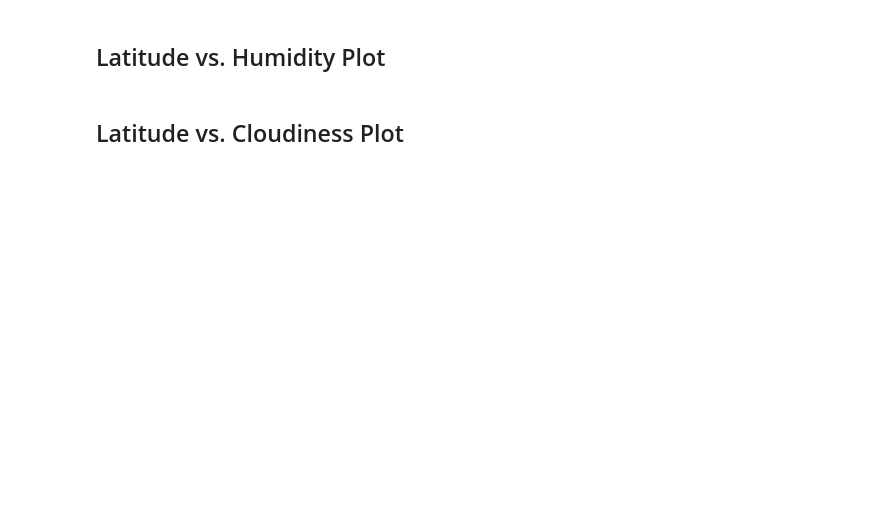
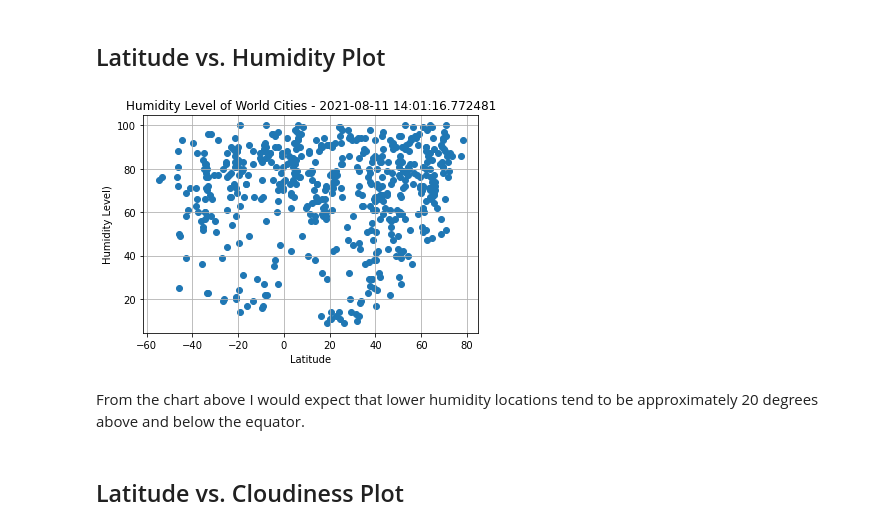
Before and after one commit to gregbehnke24x7/python-api-challenge, a Jupyter notebook: WeatherPy/weatherPy.ipynb, the cells around one changed output. Drawn from its saved outputs; the diff is of its cells as text; code cells hidden in the pictures; blank space fills up the shorter version.

```diff
--- a/WeatherPy/weatherPy.ipynb
+++ b/WeatherPy/weatherPy.ipynb
@@ -77,4 +223,23 @@ Skip this step if there are no cities that have humidity > 100%.
 # %% [markdown]
 ## Latitude vs. Humidity Plot
+# %%
+plt.scatter(cool_cities_df["lat"], cool_cities_df["humid"], marker="o")
+
+# titles, etc.
+title = f"Humidity Level of World Cities - {current_dt}"
+plt.title(title)
+plt.ylabel("Humidity Level)")
+plt.xlabel("Latitude")
+plt.grid(True)
+
+# Save the figure
+plt.savefig("output_data/HumidityofWorldCities.png")
+
+# Show plot
+plt.show()
+# %% [output]
+[figure, added]
+# %% [markdown]
+From the chart above I would expect that lower humidity locations tend to be approximately 20 degrees above and below the equator.
 # %% [markdown]
 ## Latitude vs. Cloudiness Plot
```
Also changed, not shown: parts of 32 cells of this notebook, 8 other files.
